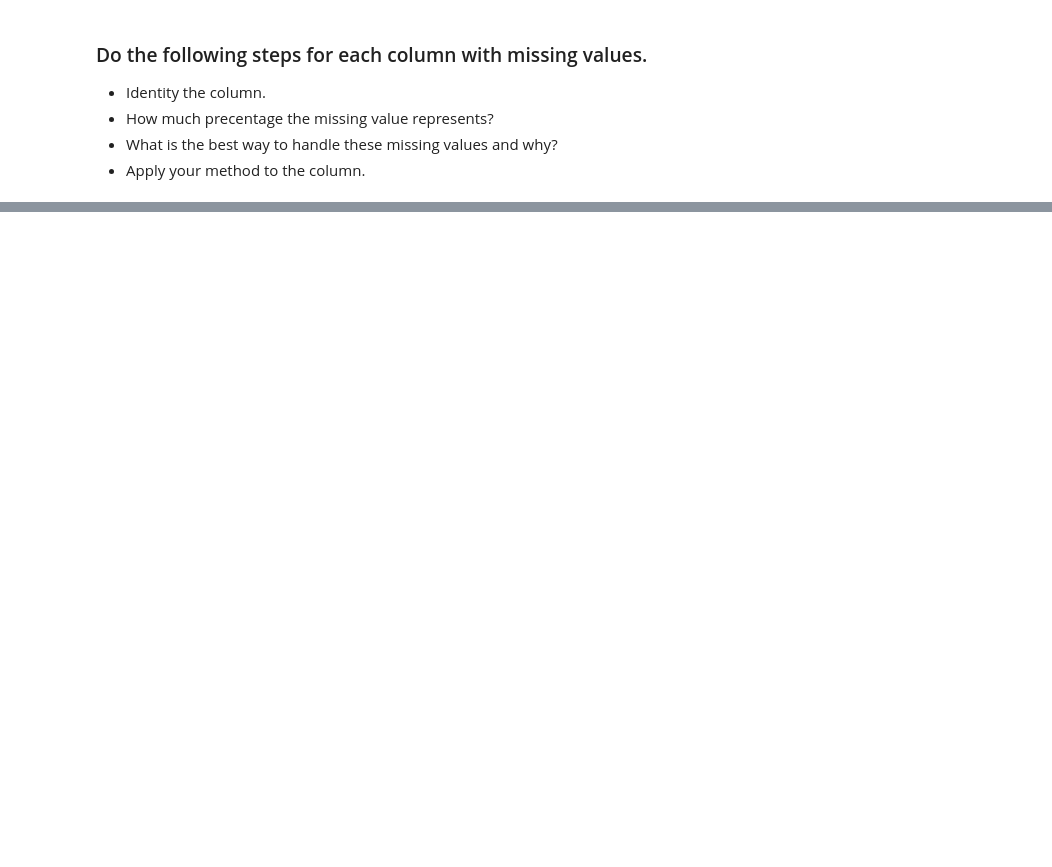
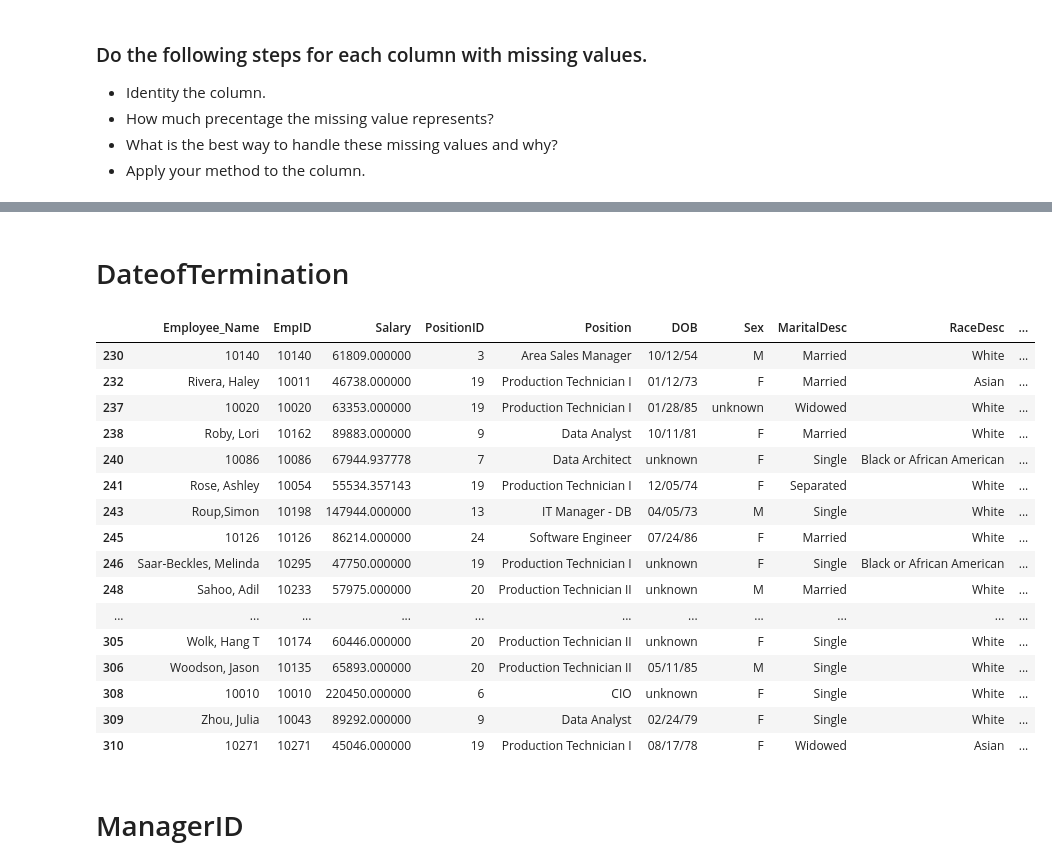
Before and after one commit to Tuwaiq-Data-Science-Bootcamp-V4/Missing-Data-Lab, a Jupyter notebook: Missing_Data_Assignment.ipynb, the cells around one changed output, grey strips where cells are left out. Drawn from its saved outputs; the diff is of its cells as text; code cells hidden in the pictures; blank space fills up the shorter version.

```diff
--- a/Missing_Data_Assignment.ipynb
+++ b/Missing_Data_Assignment.ipynb
@@ -38,0 +221,2 @@ dtype: int64
+# %%
+df['Salary'].fillna(df['Salary'].mean(),inplace=True)
@@ -38,0 +243,33 @@ dtype: int64
+# %% [markdown]
+# DateofTermination
+# %%
+df['DateofTermination'] = pd.to_datetime(df['DateofTermination'])
+# %%
+df.sort_values(by='DateofTermination',inplace=True)
+# %%
+#We will give all null 'DateofTermination' values the same value as that of the last person's termination date
+#fill null values with the previous non-null value (forwardward fill)
+
+df.fillna(method='ffill', inplace=True)
+# %%
+df.tail(50)
+# %% [output]
+|  | Employee_Name | EmpID | Salary | PositionID | Position | DOB | Sex | MaritalDesc | RaceDesc | ... |
+| 230 | 10140 | 10140 | 61809.000000 | 3 | Area Sales Manager | 10/12/54 | M | Married | White | ... |
+| 232 | Rivera, Haley | 10011 | 46738.000000 | 19 | Production Technician I | 01/12/73 | F | Married | Asian | ... |
+| 237 | 10020 | 10020 | 63353.000000 | 19 | Production Technician I | 01/28/85 | unknown | Widowed | White | ... |
+| 238 | Roby, Lori | 10162 | 89883.000000 | 9 | Data Analyst | 10/11/81 | F | Married | White | ... |
+| 240 | 10086 | 10086 | 67944.937778 | 7 | Data Architect | unknown | F | Single | Black or African American | ... |
+| 241 | Rose, Ashley | 10054 | 55534.357143 | 19 | Production Technician I | 12/05/74 | F | Separated | White | ... |
+| 243 | Roup,Simon | 10198 | 147944.000000 | 13 | IT Manager - DB | 04/05/73 | M | Single | White | ... |
+| 245 | 10126 | 10126 | 86214.000000 | 24 | Software Engineer | 07/24/86 | F | Married | White | ... |
+| 246 | Saar-Beckles, Melinda | 10295 | 47750.000000 | 19 | Production Technician I | unknown | F | Single | Black or African American | ... |
+| 248 | Sahoo, Adil | 10233 | 57975.000000 | 20 | Production Technician II | unknown | M | Married | White | ... |
+| ... | ... | ... | ... | ... | ... | ... | ... | ... | ... | ... |
+| 305 | Wolk, Hang T | 10174 | 60446.000000 | 20 | Production Technician II | unknown | F | Single | White | ... |
+| 306 | Woodson, Jason | 10135 | 65893.000000 | 20 | Production Technician II | 05/11/85 | M | Single | White | ... |
+| 308 | 10010 | 10010 | 220450.000000 | 6 | CIO | unknown | F | Single | White | ... |
+| 309 | Zhou, Julia | 10043 | 89292.000000 | 9 | Data Analyst | 02/24/79 | F | Single | White | ... |
+| 310 | 10271 | 10271 | 45046.000000 | 19 | Production Technician I | 08/17/78 | F | Widowed | Asian | ... |
+# %% [markdown]
+# ManagerID
```
Also changed, not shown: parts of 30 cells of this notebook.
